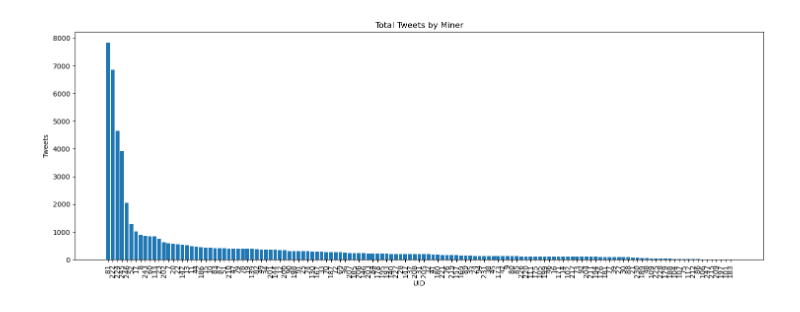
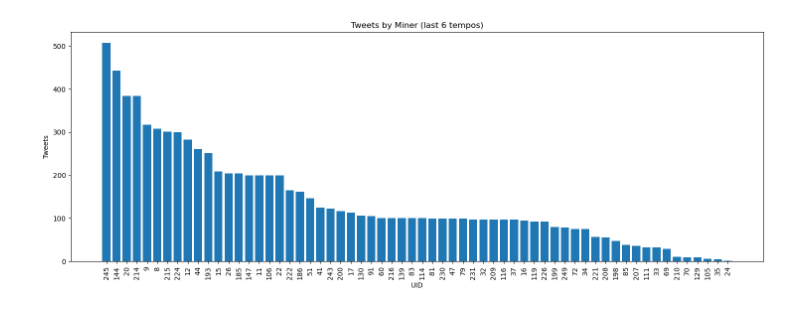
Before and after one commit to masa-finance/masa-bittensor, a Jupyter notebook: notebooks/mainnet/volumes.ipynb, the cells around one changed output. Cells and saved outputs as stored; diff of their text form; code cells hidden in the pictures.

Commit message:
chore: fix volumes

```diff
--- a/notebooks/mainnet/volumes.ipynb
+++ b/notebooks/mainnet/volumes.ipynb
@@ -4,36 +4,36 @@ import matplotlib.pyplot as plt
 
 import requests
 
 response = requests.get("http://165.227.153.108:8000/volumes")
 volumes = response.json()
 
 
 # Calculate the sum of volumes for each miner
 volumes_df = {}
-for data in volumes:
+for data in volumes[-6:]:
     for miner, volume in data["miners"].items():
         if volume > 0:  # Only consider miners with volume greater than 0
             if miner in volumes_df:
                 volumes_df[miner] += volume
             else:
                 volumes_df[miner] = volume
 
 # Convert to DataFrame for easier plotting
 df = pd.DataFrame(list(volumes_df.items()), columns=['UID', 'Volume'])
 
 # Sort the DataFrame by total volume
 df = df.sort_values(by='Volume', ascending=False)
 
 # Plot the volumes
 plt.figure(figsize=(18, 6))
 plt.bar(df['UID'], df['Volume'])
 plt.xlabel('UID')
 plt.ylabel('Tweets')
-plt.title('Total Tweets by Miner')
+plt.title('Tweets by Miner (last 6 tempos)')
 plt.xticks(rotation=90)
 plt.show()
 # %% [output]
-[figure, old version]
+[figure, new version]
 # %% [markdown]
 <a style='text-decoration:none;line-height:16px;display:flex;color:#5B5B62;padding:10px;justify-content:end;' href='https://deepnote.com?utm_source=created-in-deepnote-cell&projectId=f017507a-86ad-40cb-8efa-5587c78ee158' target="_blank">
 <img alt='Created in deepnote.com' style='display:inline;max-height:16px;margin:0px;margin-right:7.5px;' src='embedded-picture-1' > </img>
```
Also changed, not shown: 1 other file.
